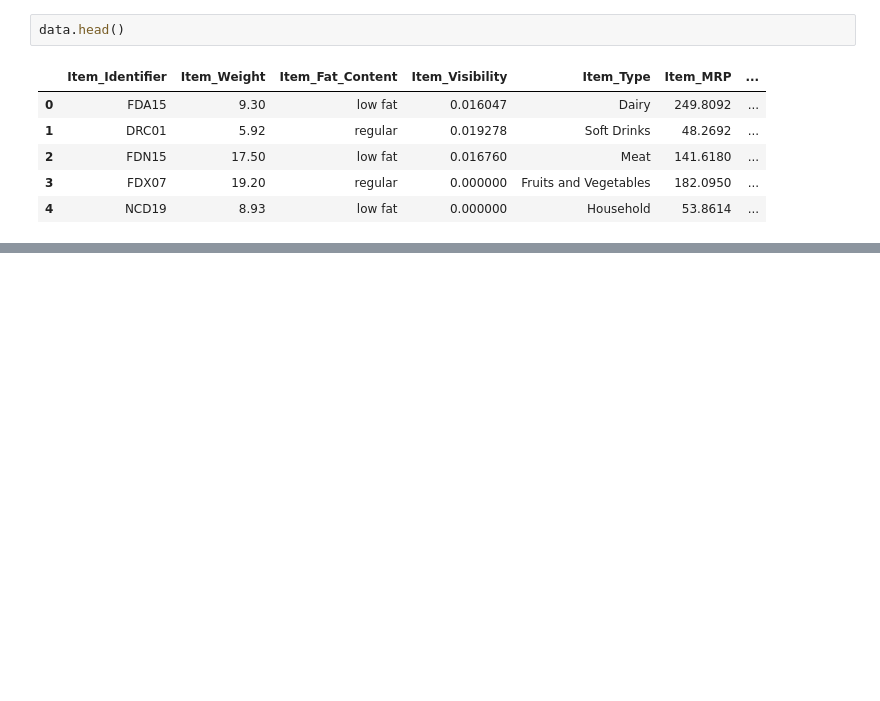
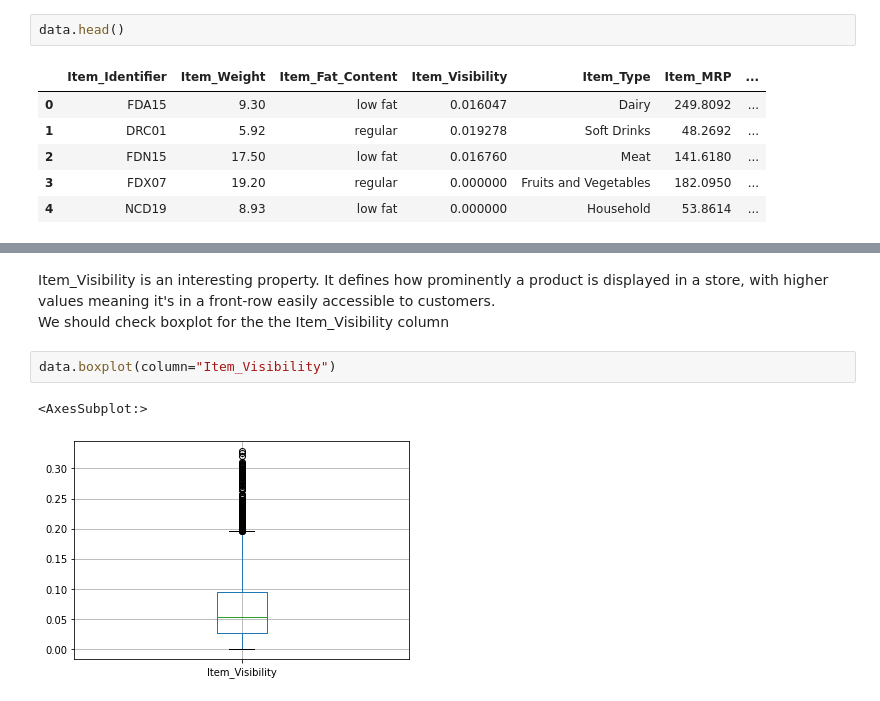
Before and after one commit to acmbpdc/ml-bootcamp-2022, a Jupyter notebook: wrangling.ipynb, the cells around one changed output, grey strips where cells are left out. Drawn from its saved outputs; the diff is of its cells as text; blank space fills up the shorter version.

```diff
--- a/wrangling.ipynb
+++ b/wrangling.ipynb
@@ -399,0 +550,8 @@ What is quantile?
+# %% [markdown]
+Item_Visibility is an interesting property. It defines how prominently a product is displayed in a store, with higher values meaning it's in a front-row easily accessible to customers.<br>
+We should check boxplot for the the Item_Visibility column
+# %%
+data.boxplot(column="Item_Visibility")
+# %% [output]
+<AxesSubplot:>
+[figure, added]
```
Also changed, not shown: parts of 63 cells of this notebook, 2 other files.
